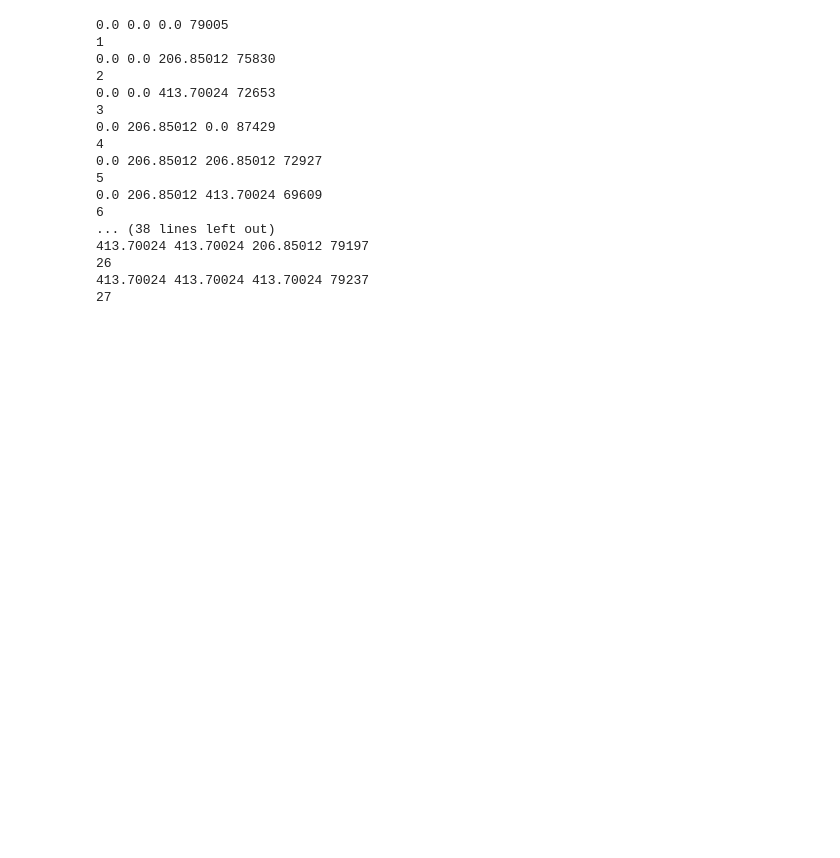
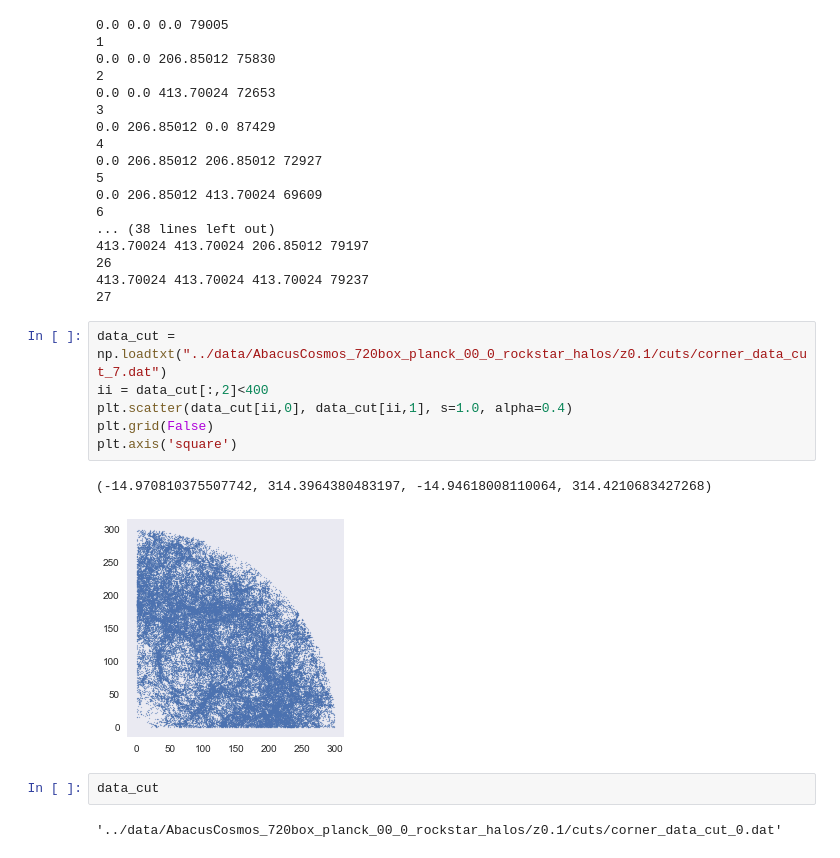
Before and after one commit to forero/abacus, a Jupyter notebook: nb/cuts.ipynb, the cells around one changed output. Saved outputs shown, nothing was run; the diff lists cells and outputs as text; blank space fills up the shorter version.

```diff
--- a/nb/cuts.ipynb
+++ b/nb/cuts.ipynb
@@ -199,3 +199,16 @@ for i in range(3):
 26
 413.70024 413.70024 413.70024 79237
 27
+# %%
+data_cut = np.loadtxt("../data/AbacusCosmos_720box_planck_00_0_rockstar_halos/z0.1/cuts/corner_data_cut_7.dat")
+ii = data_cut[:,2]<400
+plt.scatter(data_cut[ii,0], data_cut[ii,1], s=1.0, alpha=0.4)
+plt.grid(False)
+plt.axis('square')
+# %% [output]
+(-14.970810375507742, 314.3964380483197, -14.94618008110064, 314.4210683427268)
+[figure, added]
+# %%
+data_cut
+# %% [output]
+'../data/AbacusCosmos_720box_planck_00_0_rockstar_halos/z0.1/cuts/corner_data_cut_0.dat'
```
